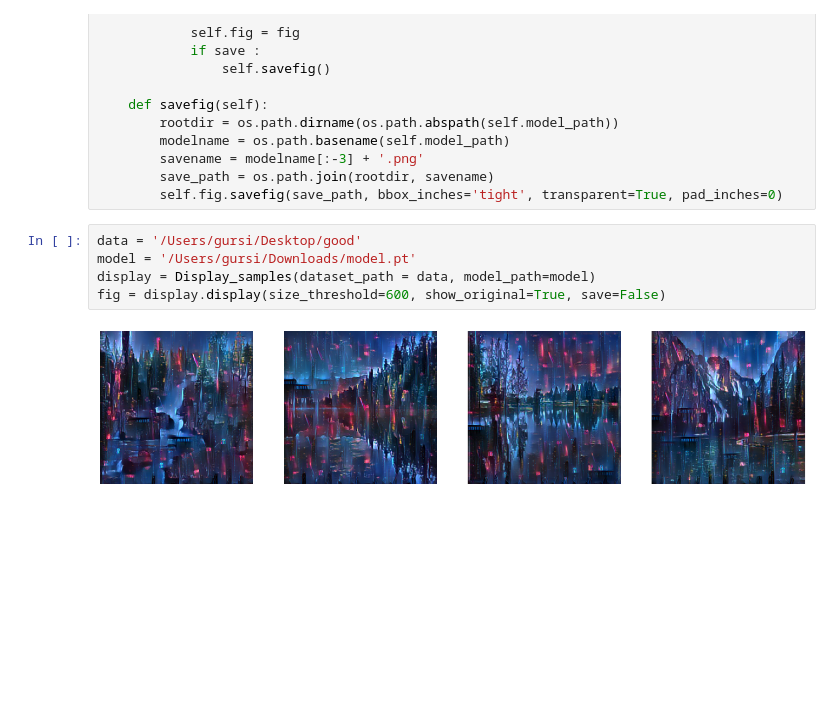
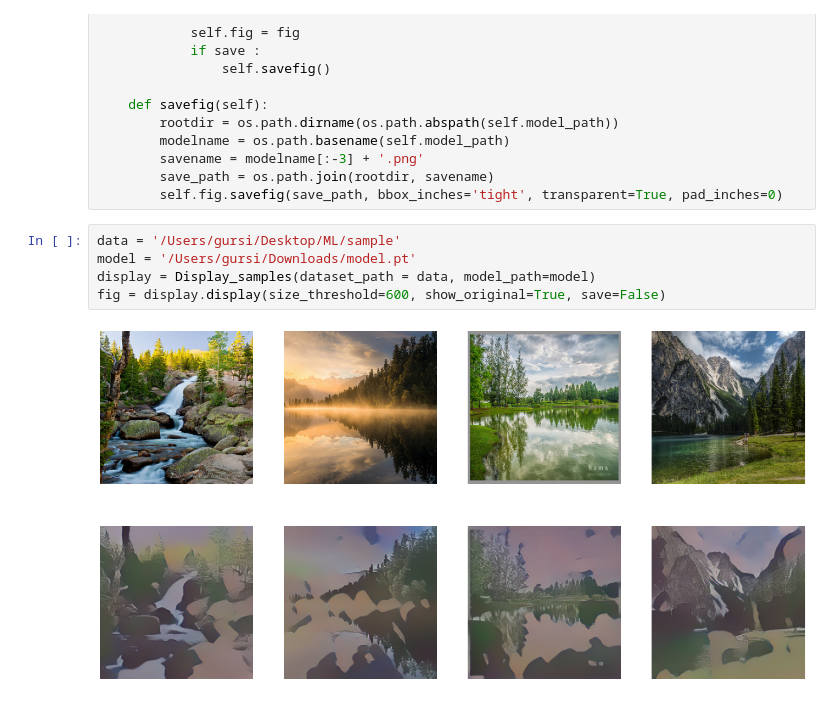
Before and after one commit to gursi26/Neural_style_transfer, a Jupyter notebook: sample.ipynb, the cells around one changed output. Saved outputs shown, nothing was run; the diff lists cells and outputs as text; blank space fills up the shorter version.

```diff
--- a/sample.ipynb
+++ b/sample.ipynb
@@ -92,9 +92,9 @@ class Display_samples(object):
         save_path = os.path.join(rootdir, savename)
         self.fig.savefig(save_path, bbox_inches='tight', transparent=True, pad_inches=0)
 # %%
-data = '/Users/gursi/Desktop/good'
+data = '/Users/gursi/Desktop/ML/sample'
 model = '/Users/gursi/Downloads/model.pt'
 display = Display_samples(dataset_path = data, model_path=model)
 fig = display.display(size_threshold=600, show_original=True, save=False)
 # %% [output]
-[figure, old version]
+[figure, new version]
```
Also changed, not shown: 8 other files.
